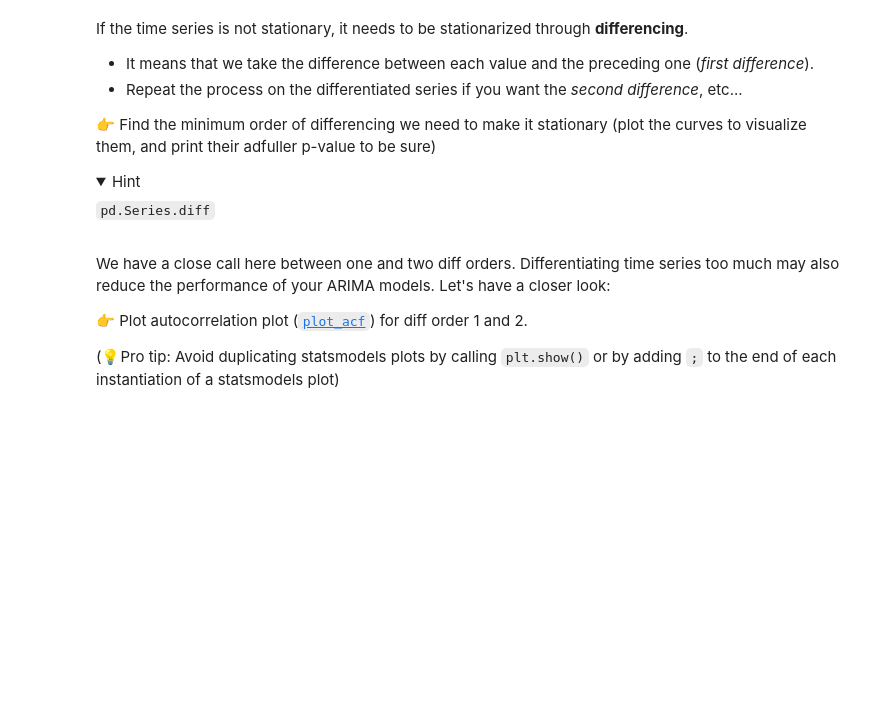
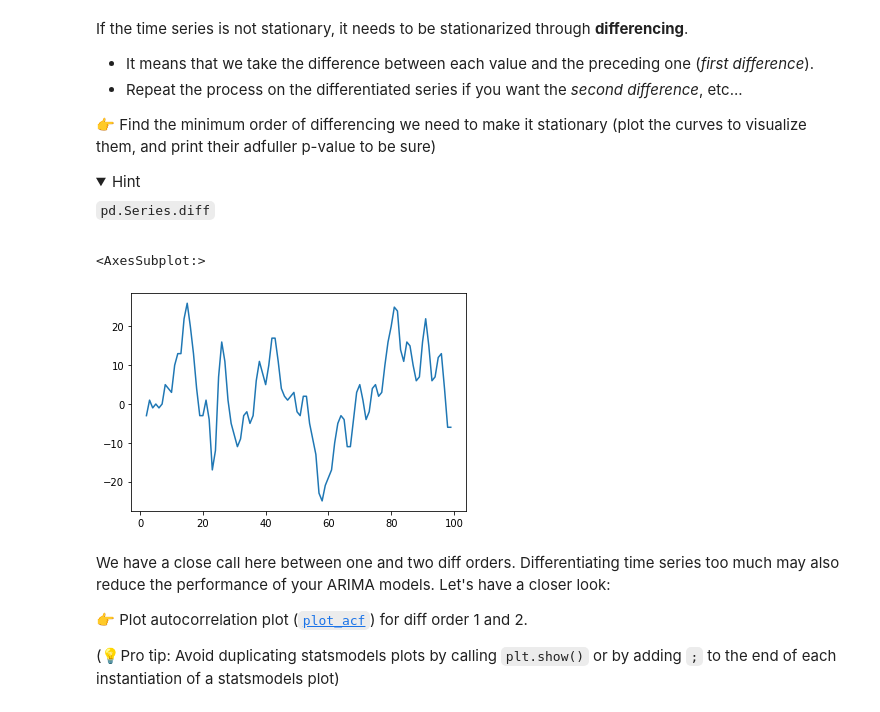
Before and after one commit to diego-faria-br/data-arima, a Jupyter notebook: arima.ipynb, the cells around one changed output. Saved outputs shown, nothing was run; the diff lists cells and outputs as text; code cells hidden in the pictures; folded sections open; blank space fills up the shorter version.

```diff
--- a/arima.ipynb
+++ b/arima.ipynb
@@ -59,3 +69,8 @@ If the time series is not stationary, it needs to be stationarized through **dif
+# %%
+y.diff(2).plot()
+# %% [output]
+<AxesSubplot:>
+[figure, added]
 # %% [markdown]
 We have a close call here between one and two diff orders. Differentiating time series too much may also reduce the performance of your ARIMA models. Let's have a closer look:
 
```
Also changed, not shown: parts of 39 cells of this notebook.
